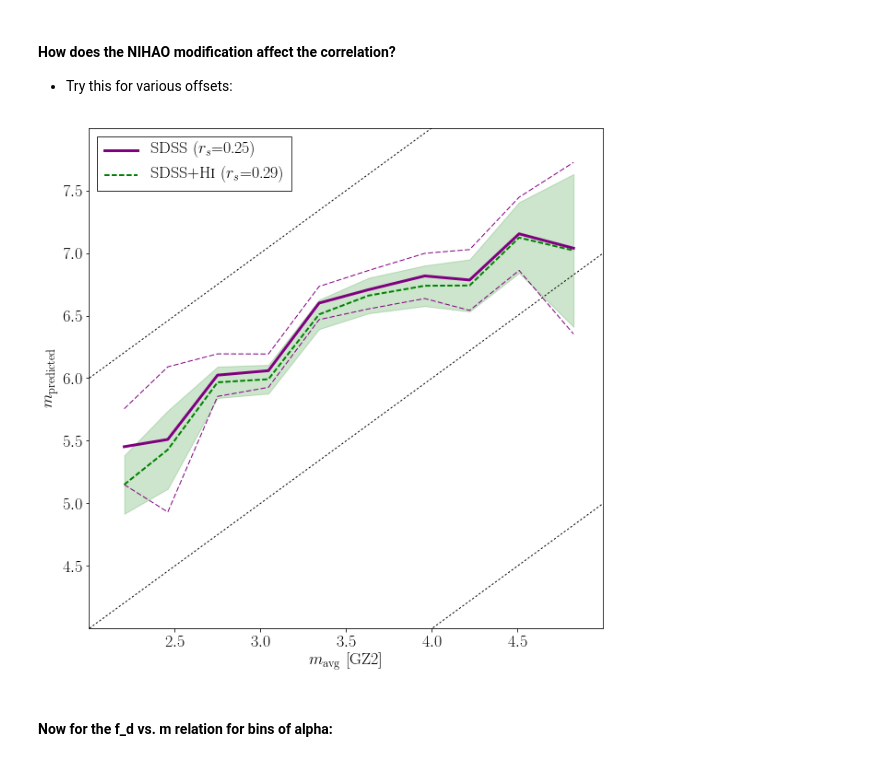
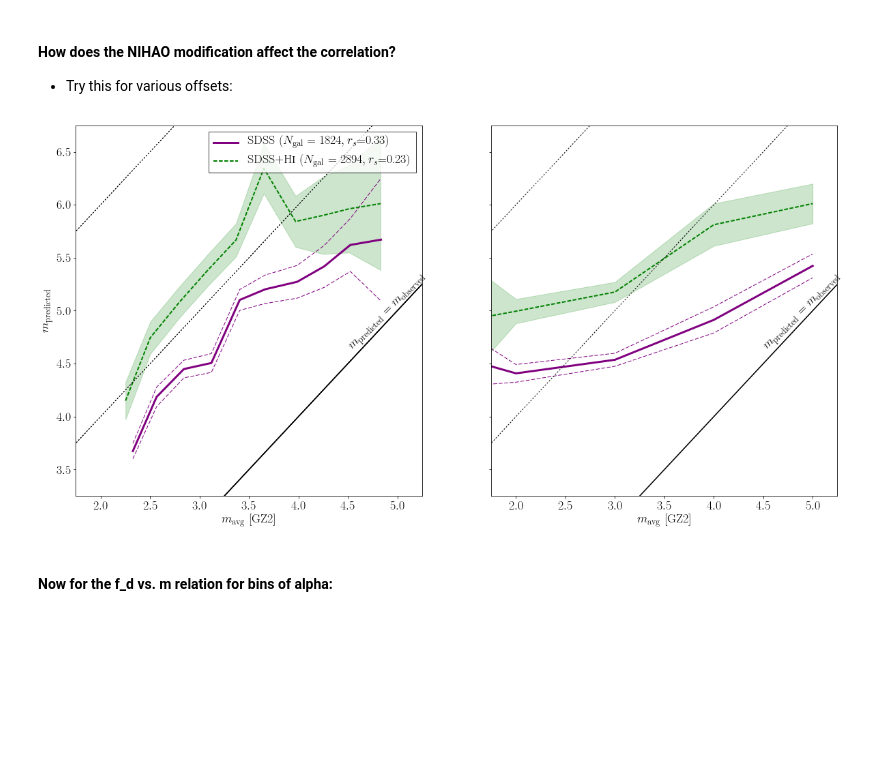
Before and after one commit to RossHart/Donghia_paper, a Jupyter notebook: halo_flattening.ipynb, the cells around one changed output. Drawn from its saved outputs; the diff is of its cells as text; code cells hidden in the pictures; blank space fills up the shorter version.

```diff
--- a/halo_flattening.ipynb
+++ b/halo_flattening.ipynb
@@ -187,8 +267,8 @@ M_disc_hi = halo_w_gas['M_disc_total']
 
 r200 = halo_data['R200']
 
-#from sersic_profiles import BD_half_light_radius
-#r_half = BD_half_light_radius(M_bulge,r_bulge,M_disc,r_disc)
+r_half = halo_data['r_half']
+r_half_hi = halo_w_gas['r_half']
 # %% [markdown]
 #### Now: need to convert the halo mass fractions
 
@@ -267,4 +292,0 @@ fig.tight_layout()
-# %%
-hmf_expected = 10**(nihao_line(np.log10(1.12*r_disc/r200))[0])
-hmf_expected_hi = 10**(nihao_line(np.log10(1.12*r_disc_hi/r200))[0])
-#hmf_manual = 10**(nihao_fit(np.log10(r_disc/r200),-0.8))
@@ -302,3 +413,13 @@ _ = ax.legend()
+# %%
+gaussian_labels = Table()
+
+columns = ['modal','modal (HI)','non-modal','non-modal (HI)']
+masks = [mask0,mask1,mask0,mask1]
+assignments = [labels==0,hi_labels==0,labels==1,hi_labels==1]
+
+for c, mask, assign in zip(columns,masks,assignments):
+    gaussian_labels[c] = np.zeros(len(halo_data))
+    gaussian_labels[c][mask] = assign
 # %% [markdown]
 #### How does the NIHAO modification affect the correlation?
 
@@ -307,48 +428,100 @@ _ = ax.legend()
 from xy_plots import x_vs_y
 from scipy.stats import spearmanr
 
-alpha_mask = np.all([mask,alpha_ok],axis=0)
+fig, axarr = plt.subplots(1,2,figsize=(20,10),sharex=True,sharey=True)
+#fig = plt.figure(figsize=(10,10))
+#ax = plt.subplot(111)
 
-fig = plt.figure(figsize=(10,10))
-ax = plt.subplot(111)
+mask0 = np.all([sample_ok,gaussian_labels['modal']],axis=0)
+mask1 = np.all([sample_ok,gaussian_labels['modal (HI)']],axis=0)
+
+ax = axarr[0]
 
 alpha_nihao = hmf_expected.copy()
 alpha_nihao_hi = hmf_expected_hi.copy()
 #alpha_manual = hmf_manual.copy()
 
 m_predicted_nihao = m_predicted(m_burkert,m_hernquist,alpha_nihao)
 m_predicted_nihao_hi = m_predicted(m_burkert,m_hernquist,alpha_nihao_hi)
 
 #m_predicted_manual = m_predicted(m_burkert,m_hernquist,
                                  #alpha_manual)
 
-x = morph_data['m_avg'][alpha_mask]
-y = m_predicted_nihao[alpha_mask]
+x = morph_data['m_avg'][mask0]
+y = m_predicted_nihao[mask0]
 r_s, _ = spearmanr(x,y)
-label = r'SDSS ($r_s$={})'.format(np.round(r_s,2))
+label = r'SDSS ($N_\mathrm{{gal}}={},r_s$={})'.format(
+            len(x),np.round(r_s,2))
 xy = x_vs_y(x,y).continuous_vs_continuous_binned_median()
 _ = xy.line_plot(ax,color='purple',lw=3,linestyle='solid',label=label)
 _ = xy.error_plot(ax,color='purple',style='lined',
                   lw=1,linestyle='dashed')
 
-y = m_predicted_nihao_hi[alpha_mask]
+x = morph_data['m_avg'][mask1]
+y = m_predicted_nihao_hi[mask1]
 r_s, _ = spearmanr(x,y)
-label_hi = r'SDSS+H\textsc{{i}} ($r_s$={})'.format(np.round(r_s,2))
+label_hi = r'SDSS+H\textsc{{i}} ($N_\mathrm{{gal}}={},r_s$={})'.format(
+            len(x),np.round(r_s,2))
 xy = x_vs_y(x,y).continuous_vs_continuous_binned_median()
 _ = xy.line_plot(ax,color='g',lw=2,linestyle='dashed',label=label_hi)
 _ = xy.error_plot(ax,style='filled',color='g',alpha=0.2)
 
 _ = ax.legend(fancybox=False,edgecolor='k')
-for offset in np.arange(0,10,2):
-    _ = ax.plot([1,5],[1+offset,5+offset],color='k',
+for offset in np.arange(-10,10,2):
+    _ = ax.plot([0,10],[0+offset,10+offset],color='k',
                 lw=1,linestyle='dotted')
-    _ = ax.set_xlim(2,5)
-    _ = ax.set_ylim(4,8)
+
+_ = ax.set_xlim(1.75,5.25)
+_ = ax.set_ylim(3.25,6.75)
+
+_ = ax.plot([0,10],[0,10],color='k')
 
 _ = ax.set_xlabel('$m_\mathrm{avg}$ [GZ2]')
 _ = ax.set_ylabel('$m_\mathrm{predicted}$')
+
+_ = ax.text(4.5,4.6,'$m_\mathrm{predicted}=m_\mathrm{observed}$',
+            rotation=45,ha='left',va='bottom')
+
+############## Now for m rather than m_avg
+
+ax = axarr[1]
+
+x = morph_data['m'][mask0]
+y = m_predicted_nihao[mask0]
+r_s, _ = spearmanr(x,y)
+label = r'SDSS ($N_\mathrm{{gal}}={},r_s$={})'.format(
+            len(x),np.round(r_s,2))
+xy = x_vs_y(x,y).discrete_vs_continuous_binned_median()
+_ = xy.line_plot(ax,color='purple',lw=3,linestyle='solid',label=label)
+_ = xy.error_plot(ax,color='purple',style='lined',
+                  lw=1,linestyle='dashed')
+
+x = morph_data['m'][mask1]
+y = m_predicted_nihao_hi[mask1]
+r_s, _ = spearmanr(x,y)
+label_hi = r'SDSS+H\textsc{{i}} ($N_\mathrm{{gal}}={},r_s$={})'.format(
+            len(x),np.round(r_s,2))
+xy = x_vs_y(x,y).discrete_vs_continuous_binned_median()
+_ = xy.line_plot(ax,color='g',lw=2,linestyle='dashed',label=label_hi)
+_ = xy.error_plot(ax,style='filled',color='g',alpha=0.2)
+
+for ax in axarr:
+    _ = ax.plot([0,10],[0,10],color='k')
+    for offset in np.arange(-10,10,2):
+        _ = ax.plot([0,10],[0+offset,10+offset],color='k',
+                    lw=1,linestyle='dotted')
+
+        _ = ax.set_xlabel('$m_\mathrm{avg}$ [GZ2]')
+
+_ = axarr[0].set_xlim(1.75,5.25)
+_ = axarr[0].set_ylim(3.25,6.75)
+_ = axarr[0].set_ylabel('$m_\mathrm{predicted}$')
+_ = axarr[0].legend(fancybox=False,edgecolor='k')
+
+_ = ax.text(4.5,4.6,'$m_\mathrm{predicted}=m_\mathrm{observed}$',
+            rotation=45,ha='left',va='bottom')
 # %% [output]
-[figure, old version]
+[figure, new version]
 # %% [markdown]
 #### Now for the f_d vs. m relation for bins of alpha:
 # %%
```
Also changed, not shown: parts of 28 cells of this notebook, 7 other files.
